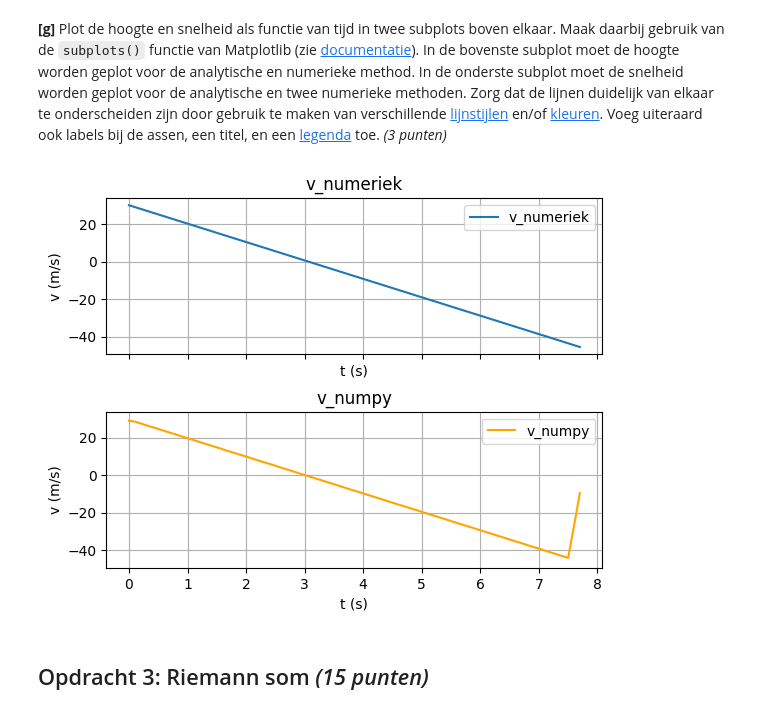
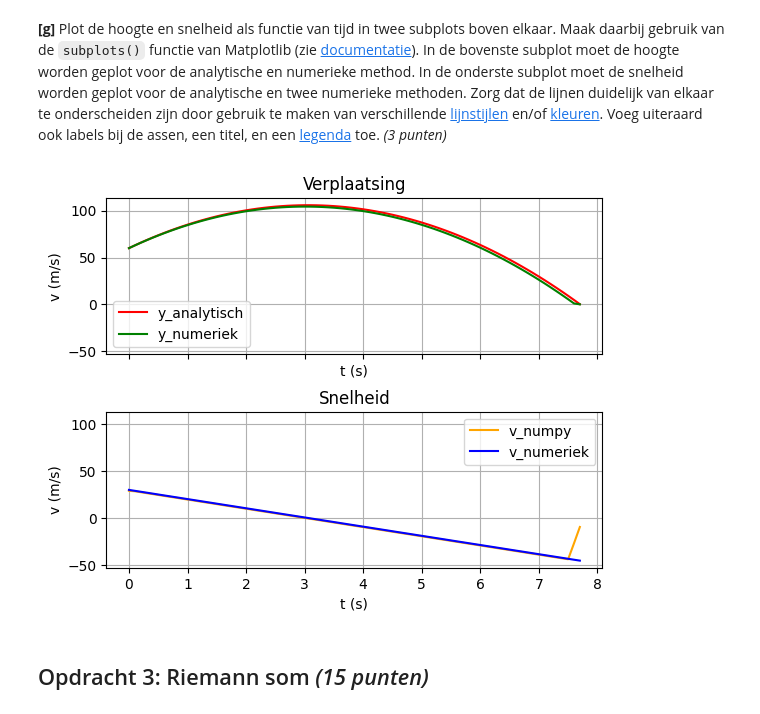
Before and after one commit to TheCaspeer/Universiteit-Leiden, a Jupyter notebook: Huiswerk2(1).ipynb, the cells around one changed output. Cells and saved outputs as stored; diff of their text form; code cells hidden in the pictures.

```diff
--- a/Huiswerk2(1).ipynb
+++ b/Huiswerk2(1).ipynb
@@ -471,30 +471,32 @@ En de numerieke waardes van v zijn:[30, 29.02, 28.04, 27.06, 26.08, 25.09, 24.11
 # %%
 # Create subplots
 fig, (ax1, ax2) = plt.subplots(2, 1, sharex=True, sharey=True)
 
 # Plot v_numeriek on the first subplot
-ax1.plot(t_numeriek, v_numeriek, label='v_numeriek')
-ax1.set_title('v_numeriek')
+ax1.plot(t_analytisch, y_analytisch, label='y_analytisch', color='red')
+ax1.plot(t_numeriek, y_numeriek, label='y_numeriek', color='green')
+ax1.set_title('Verplaatsing')
 ax1.set_ylabel('v (m/s)')
 ax1.set_xlabel('t (s)')
 ax1.legend()
 ax1.grid(True)
 
 # Plot v_numpy on a second subplot
 ax2.plot(t_numeriek, v_numpy, label='v_numpy', color='orange')
-ax2.set_title('v_numpy')
+ax2.plot(t_numeriek, v_numeriek, label='v_numeriek', color='blue')
+ax2.set_title('Snelheid')
 ax2.set_ylabel('v (m/s)')
 ax2.set_xlabel('t (s)')
 ax2.legend()
 ax2.grid(True)
 
 # Adjust the spacing between subplots to ensure readability (value of hspace was arbitrarily chosen)
 plt.subplots_adjust(hspace=0.37)
 
 # Show the plot
 plt.show()
 # %% [output]
-[figure, old version]
+[figure, new version]
 # %% [markdown]
 ## Opdracht 3: Riemann som *(15 punten)* <a class='anchor' id='riemann_som'></a>
 # %% [markdown]
```
Also changed, not shown: parts of 1 cell of this notebook.
